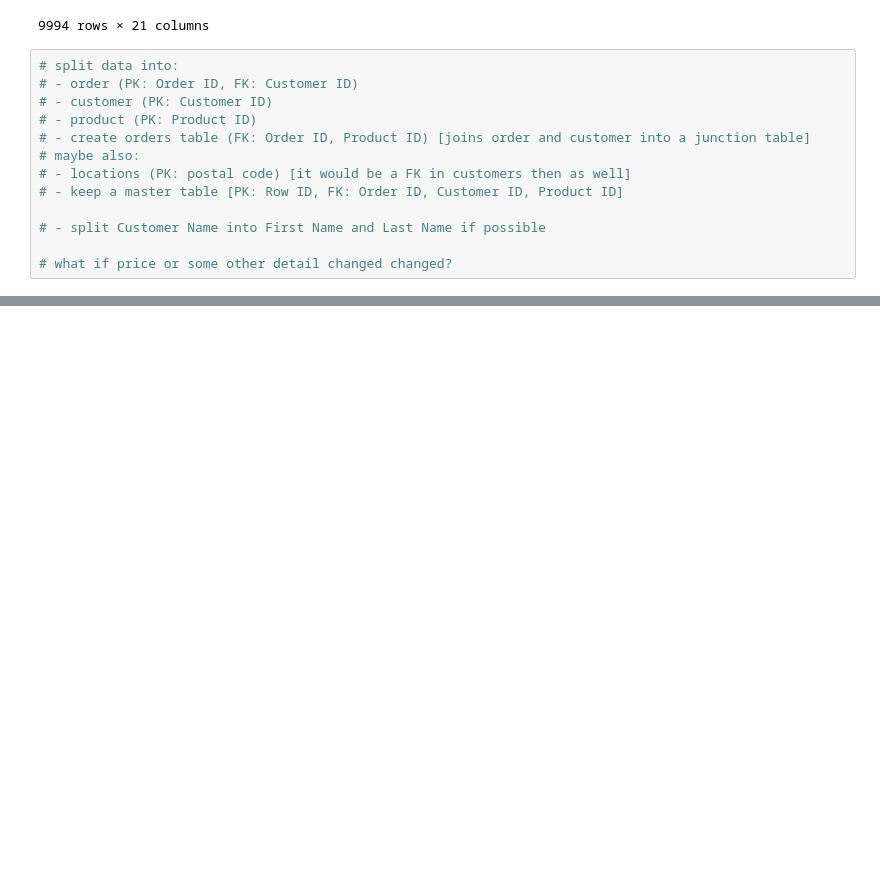
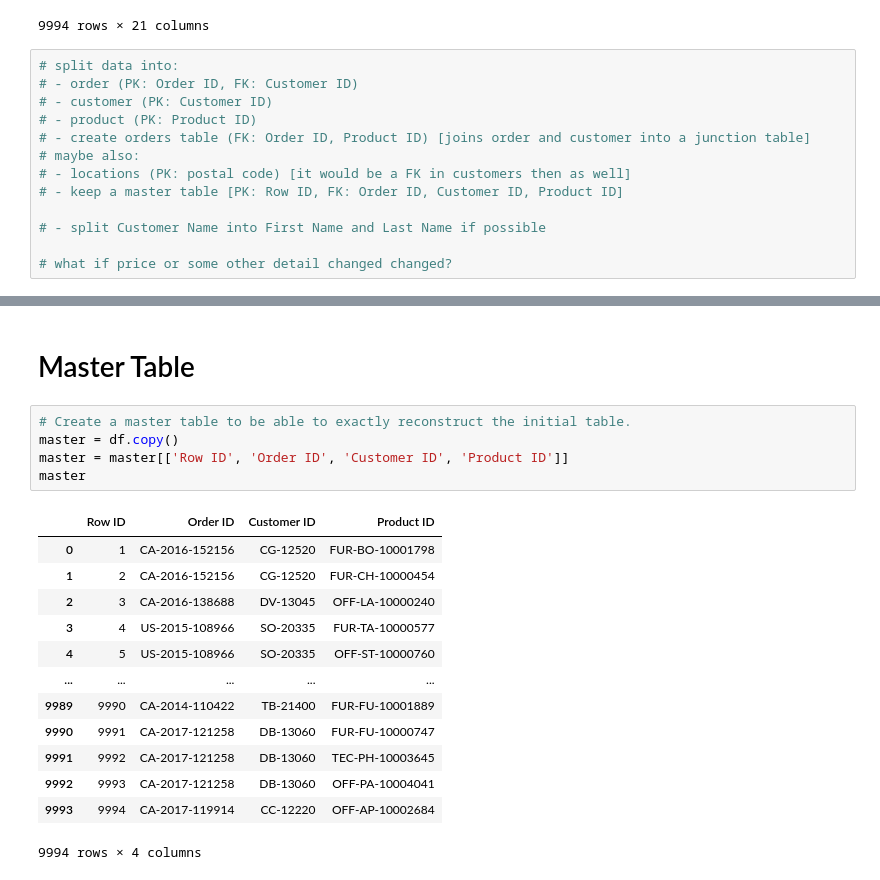
Before and after one commit to michalpasternak7/e-Commerce, a Jupyter notebook: eda.ipynb, the cells around one changed output, grey strips where cells are left out. Saved outputs shown, nothing was run; the diff lists cells and outputs as text; blank space fills up the shorter version.

```diff
--- a/eda.ipynb
+++ b/eda.ipynb
@@ -91,0 +106,21 @@ df
+# %% [markdown]
+# Master Table
+# %%
+# Create a master table to be able to exactly reconstruct the initial table.
+master = df.copy()
+master = master[['Row ID', 'Order ID', 'Customer ID', 'Product ID']]
+master
+# %% [output]
+|  | Row ID | Order ID | Customer ID | Product ID |
+| 0 | 1 | CA-2016-152156 | CG-12520 | FUR-BO-10001798 |
+| 1 | 2 | CA-2016-152156 | CG-12520 | FUR-CH-10000454 |
+| 2 | 3 | CA-2016-138688 | DV-13045 | OFF-LA-10000240 |
+| 3 | 4 | US-2015-108966 | SO-20335 | FUR-TA-10000577 |
+| 4 | 5 | US-2015-108966 | SO-20335 | OFF-ST-10000760 |
+| ... | ... | ... | ... | ... |
+| 9989 | 9990 | CA-2014-110422 | TB-21400 | FUR-FU-10001889 |
+| 9990 | 9991 | CA-2017-121258 | DB-13060 | FUR-FU-10000747 |
+| 9991 | 9992 | CA-2017-121258 | DB-13060 | TEC-PH-10003645 |
+| 9992 | 9993 | CA-2017-121258 | DB-13060 | OFF-PA-10004041 |
+| 9993 | 9994 | CA-2017-119914 | CC-12220 | OFF-AP-10002684 |
+9994 rows × 4 columns
```
Also changed, not shown: parts of 61 cells of this notebook.
